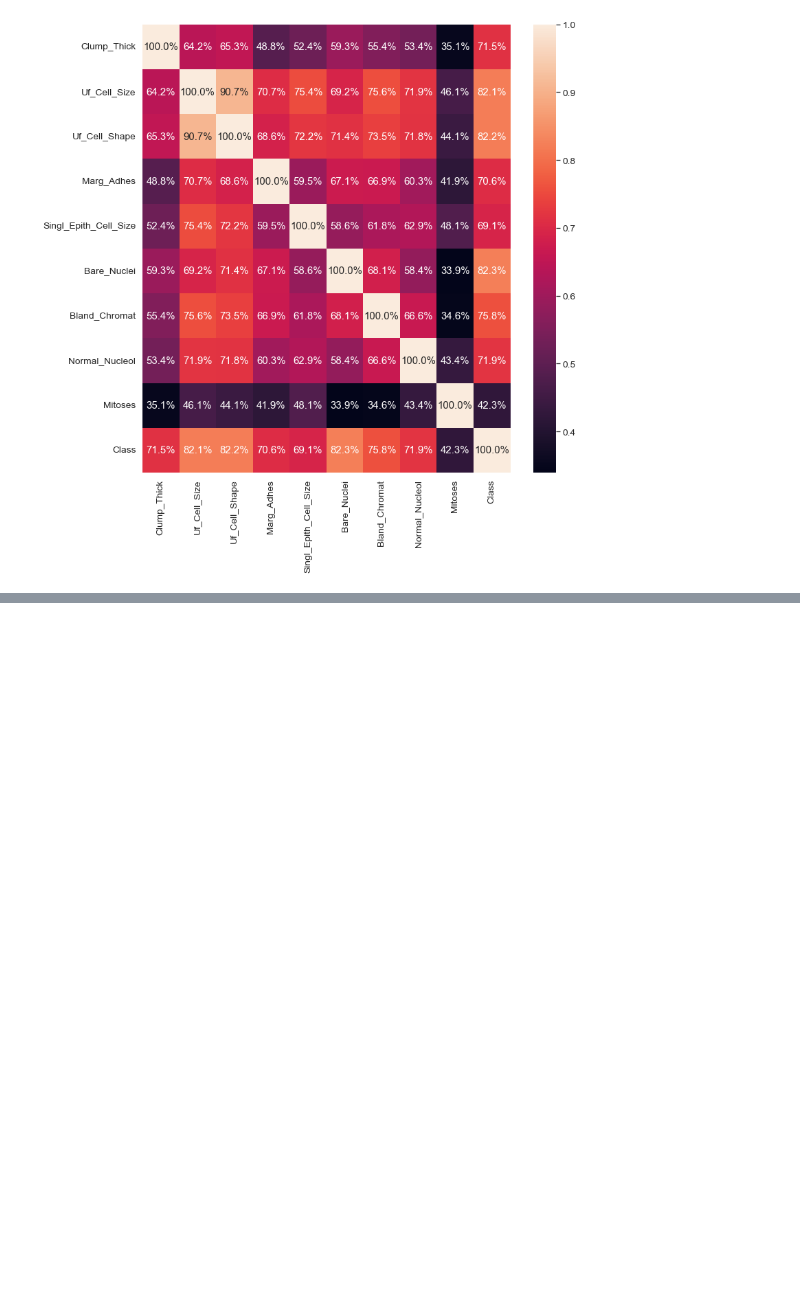
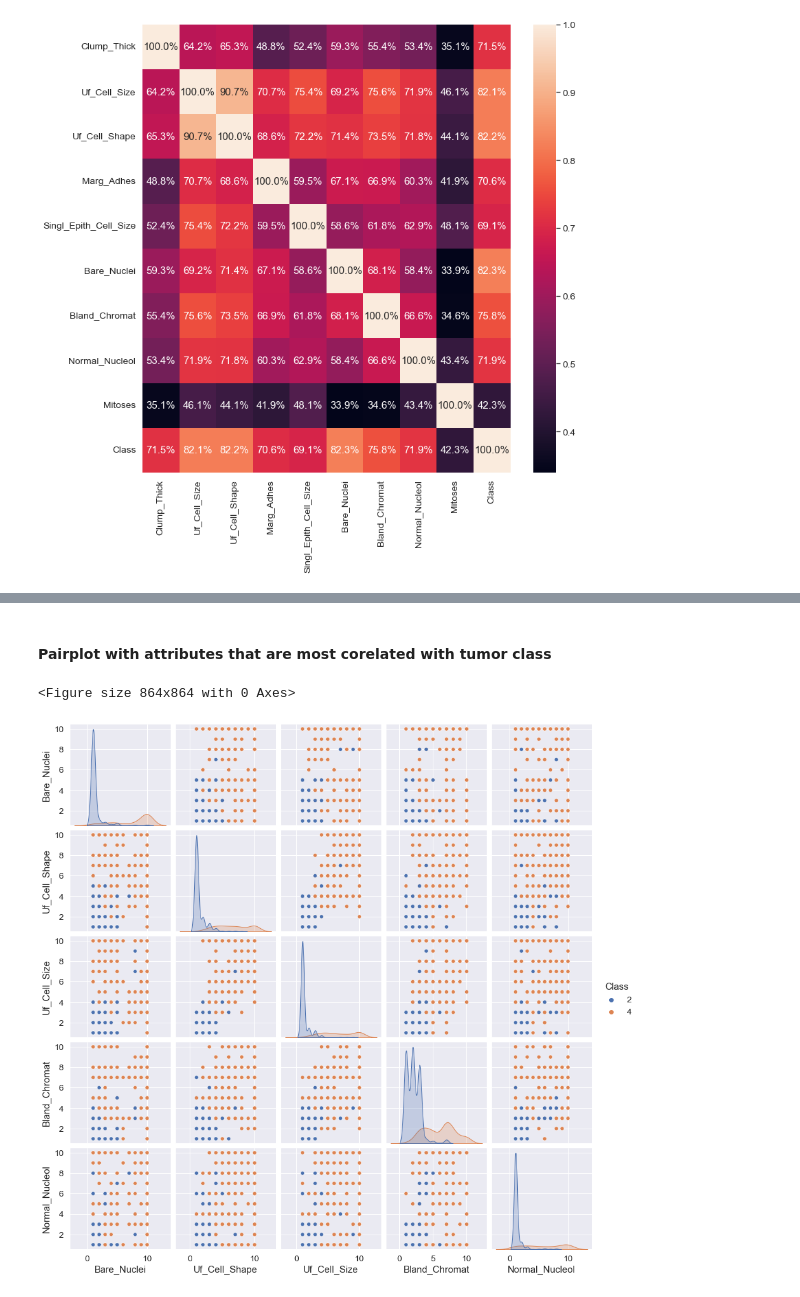
Before and after one commit to G00411367/PfDA_II, a Jupyter notebook: wisconsin_analysis.ipynb, the cells around one changed output, grey strips where cells are left out. Drawn from its saved outputs; the diff is of its cells as text; code cells hidden in the pictures; blank space fills up the shorter version.

Commit message:
work on plots

```diff
--- a/wisconsin_analysis.ipynb
+++ b/wisconsin_analysis.ipynb
@@ -271,9 +271,9 @@ Some reaserches reccomend replacing these vasues with median value of that colum
 In this work we will drop the rows with missing values
 # %%
 # remove all rows with missing values from the dataframe
-df = df.dropna()
 
-df.info()
+newdf = df.dropna()
+newdf.info()
 # %% [output]
 <class 'pandas.core.frame.DataFrame'>
 Int64Index: 683 entries, 0 to 698
@@ -294,9 +294,9 @@ Data columns (total 11 columns):
 dtypes: int64(10), object(1)
 memory usage: 64.0+ KB
 # %%
-# make all Dtyep numbers by using panda to numeric funtion
+# make all variables Dtype numbers by using panda to numeric funtion
 
-newdf = df.apply(pd.to_numeric)
+newdf = newdf.apply(pd.to_numeric)
 newdf.info()
 # %% [output]
 <class 'pandas.core.frame.DataFrame'>
@@ -440,3 +448,15 @@ plt.show()
+# %% [markdown]
+#### Pairplot with attributes that are most corelated with tumor class
+# %%
+# pairplot with seaborn
+
+plt.figure(figsize = (12,12))
+attributes = ['Bare_Nuclei', 'Uf_Cell_Shape', 'Uf_Cell_Size', 'Bland_Chromat', 'Normal_Nucleol']
+sns.pairplot(data=newdf, vars = attributes, hue = 'Class', palette='deep')
+plt.show()
+# %% [output]
+<Figure size 864x864 with 0 Axes>
+[figure, added]
 # %% [markdown]
 ## References
 
```
Also changed, not shown: parts of 9 cells of this notebook.
